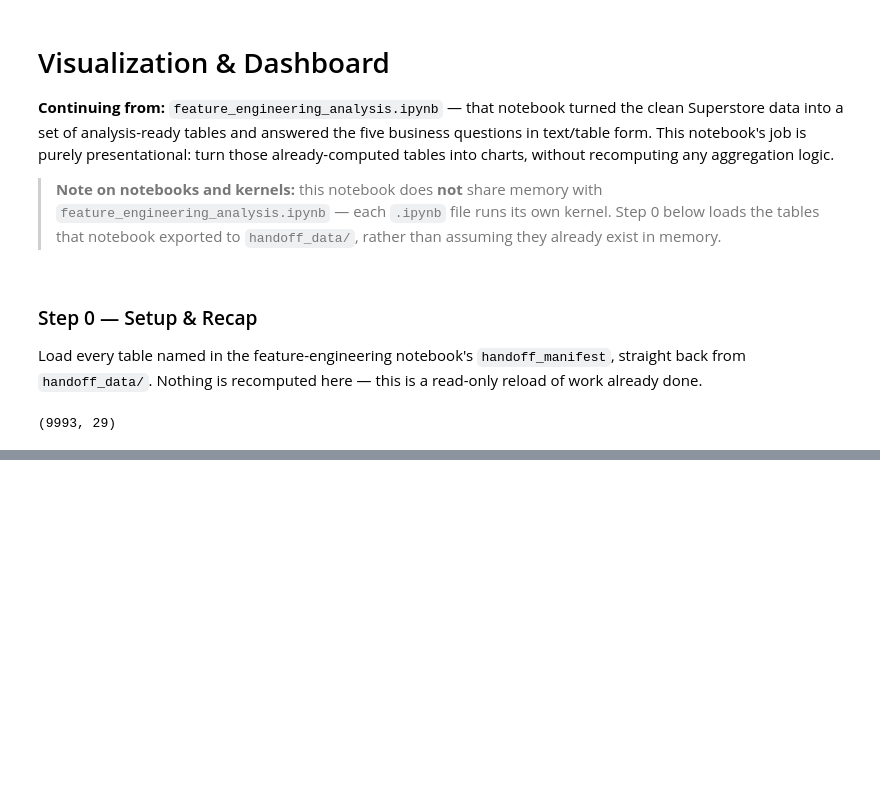
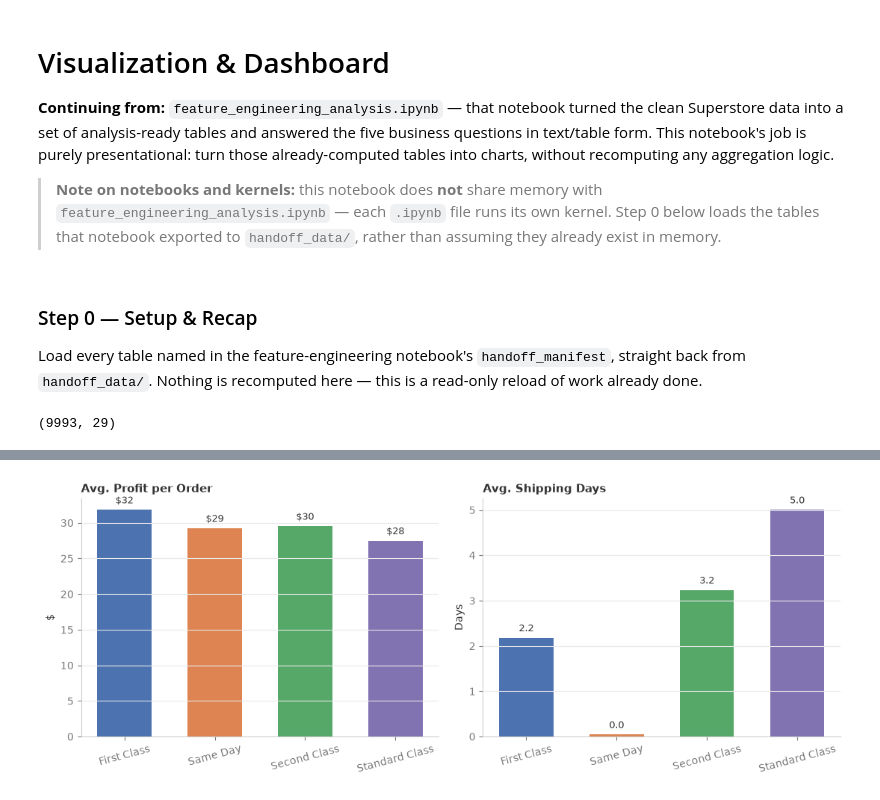
Before and after one commit to wmouhammed2016/data_exploring_cleaning, a Jupyter notebook: visualization_dashboard.ipynb, the cells around one changed output, grey strips where cells are left out. Cells and saved outputs as stored; diff of their text form; code cells hidden in the pictures; blank space fills up the shorter version.

```diff
--- a/visualization_dashboard.ipynb
+++ b/visualization_dashboard.ipynb
@@ -66,0 +212,30 @@ Build one chart per question from the feature-engineering notebook's Step 6, usi
+# %%
+modes = ship_mode_summary.index.tolist()
+mode_colors = CATEGORICAL[: len(modes)]
+
+fig, axes = plt.subplots(1, 2, figsize=(11, 4.2))
+
+ax = axes[0]
+bars = ax.bar(modes, ship_mode_summary["avg_profit"], color=mode_colors, width=0.6)
+ax.set_title("Avg. Profit per Order", loc="left", fontsize=11, fontweight="bold")
+ax.set_ylabel("$")
+for bar, v in zip(bars, ship_mode_summary["avg_profit"]):
+    ax.annotate(f"${v:.0f}", xy=(bar.get_x() + bar.get_width() / 2, v),
+                xytext=(0, 4), textcoords="offset points", ha="center", va="bottom", fontsize=9)
+ax.grid(axis="x", visible=False)
+
+ax = axes[1]
+bars = ax.bar(modes, ship_mode_summary["avg_shipping_days"], color=mode_colors, width=0.6)
+ax.set_title("Avg. Shipping Days", loc="left", fontsize=11, fontweight="bold")
+ax.set_ylabel("Days")
+for bar, v in zip(bars, ship_mode_summary["avg_shipping_days"]):
+    ax.annotate(f"{v:.1f}", xy=(bar.get_x() + bar.get_width() / 2, v),
+                xytext=(0, 4), textcoords="offset points", ha="center", va="bottom", fontsize=9)
+ax.grid(axis="x", visible=False)
+
+for a in axes:
+    a.tick_params(axis="x", rotation=15)
+plt.tight_layout()
+plt.show()
+# %% [output]
+[figure, added]
```
Also changed, not shown: parts of 19 cells of this notebook, 3 other files.
